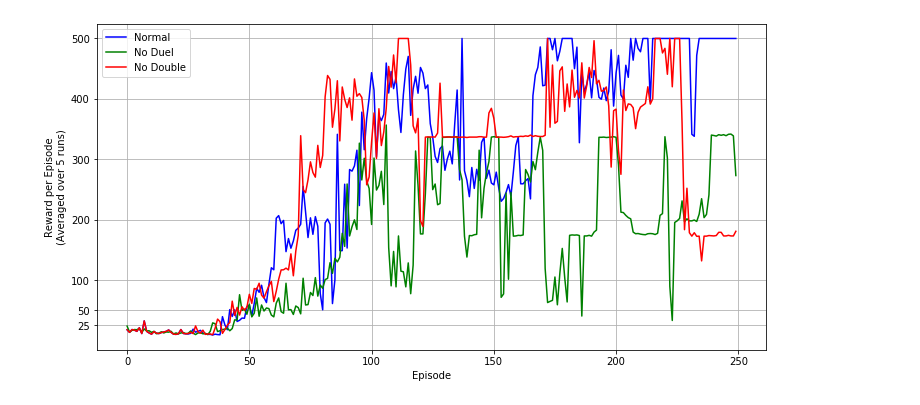
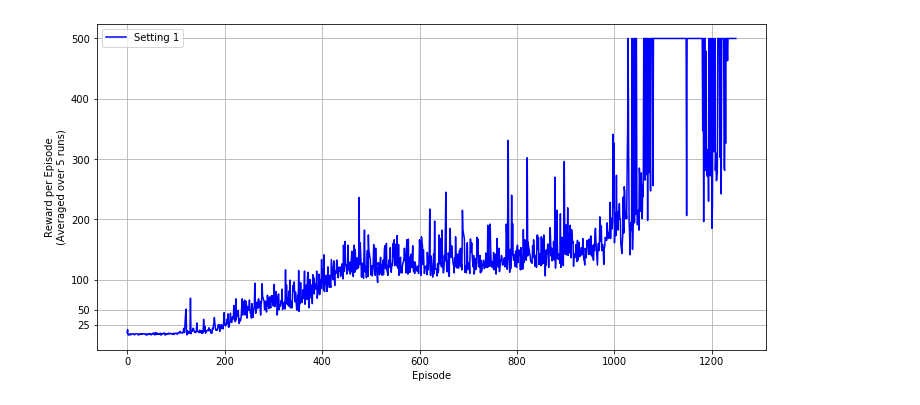
Before and after one commit to mohith-sakthivel/rainbow_dqn, a Jupyter notebook: rainbow/rainbow.ipynb, the cells around one changed output. Saved outputs shown, nothing was run; the diff lists cells and outputs as text; code cells hidden in the pictures.

Commit message:
Add priority buffer and noisy layers

```diff
--- a/rainbow/rainbow.ipynb
+++ b/rainbow/rainbow.ipynb
@@ -24,7 +26,7 @@ def run_experient(env, num_runs, num_episodes, agent_args,
     for i, agent_kwargs in enumerate(agent_args):
         reward_history.append([])
         # Start the runs for each setting
-        for run in tqdm_notebook(range(1, num_runs+1), desc='Config %d'%(i+1), leave=False):
+        for run in range(1, num_runs+1):
             reward_history[i].append([])
             env.seed(run)
             agent_kwargs["seed"] = run
@@ -33,7 +35,8 @@ def run_experient(env, num_runs, num_episodes, agent_args,
                 writer = SummaryWriter(tb_path + '/' + agent.__str__() +
                                        '/' + model_name)
             # Start the episodes
-            for episode in tqdm_notebook(range(1, num_episodes+1), desc='Episodes', leave=False):
+            for episode in tqdm_auto.tqdm(range(1, num_episodes+1),
+                                          desc='Config %d | Run %d'%(i+1, run), leave=False):
                 observation = env.reset()
                 done = False
                 time_step = 0
@@ -58,7 +61,8 @@ def run_experient(env, num_runs, num_episodes, agent_args,
                                       episode_reward, episode)
                     if episode % 25 == 0:
                         data = agent.get_train_data()
-                        writer.add_scalar('Loss', data.get('loss'), episode)
+                        if data is not None:
+                            writer.add_scalar('Loss', data.get('loss'), episode)
             if run == 1:
                 agents_hist.append(agent)
                 if tb_path:
@@ -92,12 +86,29 @@ reward_hist, agent_hist = run_experient(env=cart_pole_env,
+# %%
+agent_args = [
+               {'network': lambda obs, act: NoisyDuelNet(obs, [64, 64, 64], act), 'n_step': 3,
+                'target_update_freq': 150, 'policy_update_freq': 2,
+                'mini_batch': 32, 'discount': 0.999, 'replay_mem': 10000,
+                'lr': {'start': 0.0005, 'end': 1e-4, 'period': 5000},
+                'eps': 0,
+                'pri_buf_args': {'alpha': 0.7, 'beta': (0.5, 1), 'period': 1e6},
+                'clip_grads': 20,
+                'no_duel': False, 'no_double': False, 'no_priority_buf': False,
+                'no_noise': False},
+              ]
+
+reward_hist, agent_hist = run_experient(env=cart_pole_env,
+                                        num_runs=1, num_episodes=1250,
+                                        agent_args=agent_args,
+                                        tb_path='../runs/', render_env=False)
 # %%
 # Plot Results
 plot_args = {'x_label': 'Episode',
              'y_label': 'Reward per Episode\n(Averaged over 5 runs)',
              'log_scale': False,
              'y_ticks': [25, 50, 100, 200, 300, 400, 500]}
 
-labels = ["Normal", "No Duel", "No Double"]
+labels = ["Setting 1", "Setting 2", "Setting 3", "Setting 4", "Setting 5", "Setting 6"]
 
 plot_var_history(reward_hist, labels, **plot_args)
 # %% [output]
-[figure, old version]
+[figure, new version]
```
Also changed, not shown: parts of 3 cells of this notebook, 6 other files.
